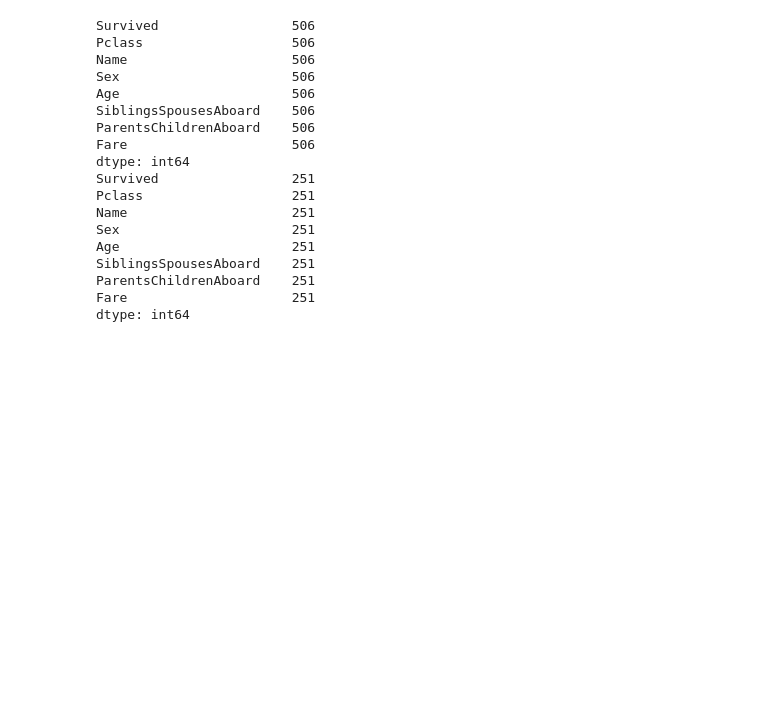
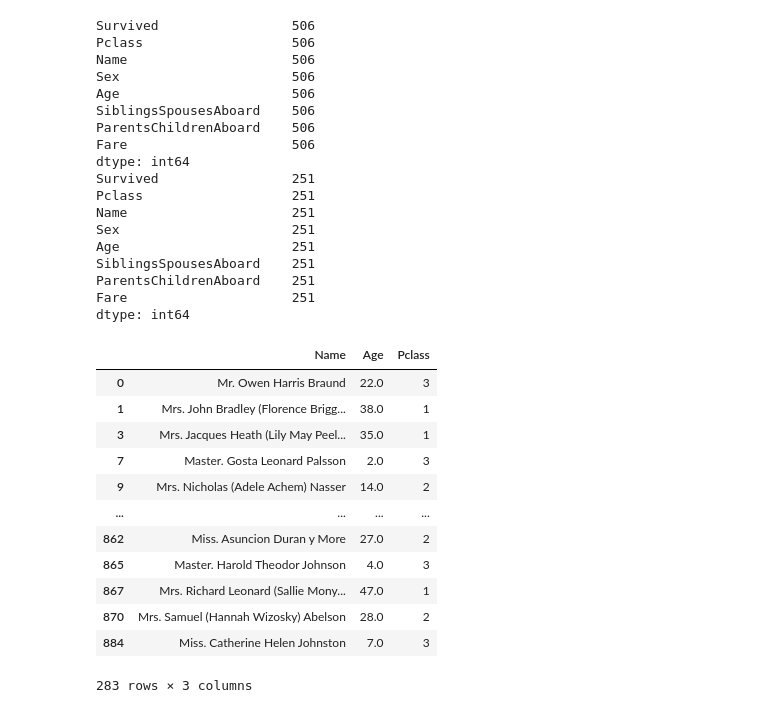
Before and after one commit to rameez1822534/day2-Salt-pandas-n-numpy, a Jupyter notebook: excercises.ipynb, the cells around one changed output. Saved outputs shown, nothing was run; the diff lists cells and outputs as text; code cells hidden in the pictures; blank space fills up the shorter version.

```diff
--- a/excercises.ipynb
+++ b/excercises.ipynb
@@ -302,3 +302,26 @@ SiblingsSpousesAboard    251
 ParentsChildrenAboard    251
 Fare                     251
 dtype: int64
+# %%
+# There are two issues:
+# 1. The selection of columns and rows is not correct. You should use .loc or boolean indexing.
+# 2. The columns should be in a list, and the condition should be outside the column selection.
+
+# Correct version:
+df1 = df.loc[df['SiblingsSpousesAboard'] > 0, ['Name', 'Age', 'Pclass']]
+
+df1
+# %% [output]
+|  | Name | Age | Pclass |
+| 0 | Mr. Owen Harris Braund | 22.0 | 3 |
+| 1 | Mrs. John Bradley (Florence Brigg... | 38.0 | 1 |
+| 3 | Mrs. Jacques Heath (Lily May Peel... | 35.0 | 1 |
+| 7 | Master. Gosta Leonard Palsson | 2.0 | 3 |
+| 9 | Mrs. Nicholas (Adele Achem) Nasser | 14.0 | 2 |
+| ... | ... | ... | ... |
+| 862 | Miss. Asuncion Duran y More | 27.0 | 2 |
+| 865 | Master. Harold Theodor Johnson | 4.0 | 3 |
+| 867 | Mrs. Richard Leonard (Sallie Mony... | 47.0 | 1 |
+| 870 | Mrs. Samuel (Hannah Wizosky) Abelson | 28.0 | 2 |
+| 884 | Miss. Catherine Helen Johnston | 7.0 | 3 |
+283 rows × 3 columns
```
Also changed, not shown: parts of 4 cells of this notebook, 1 other file.
